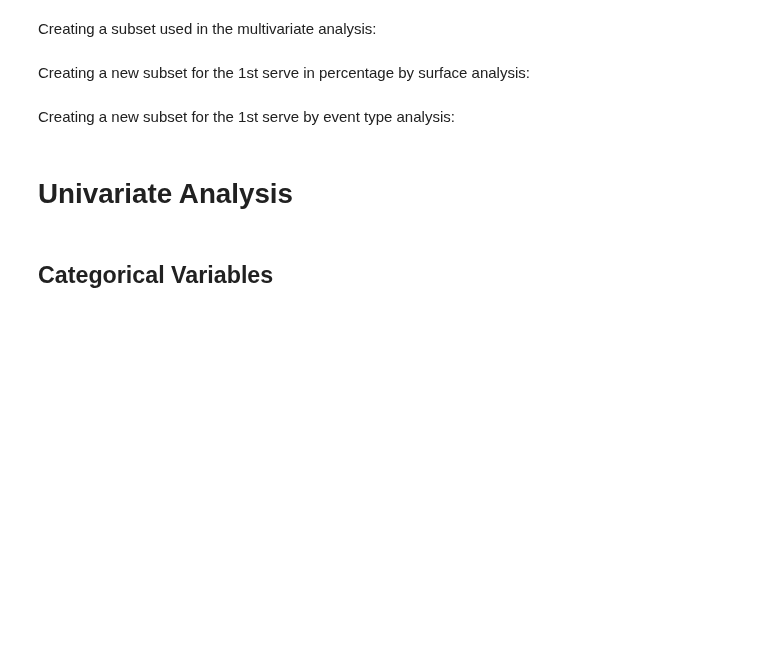
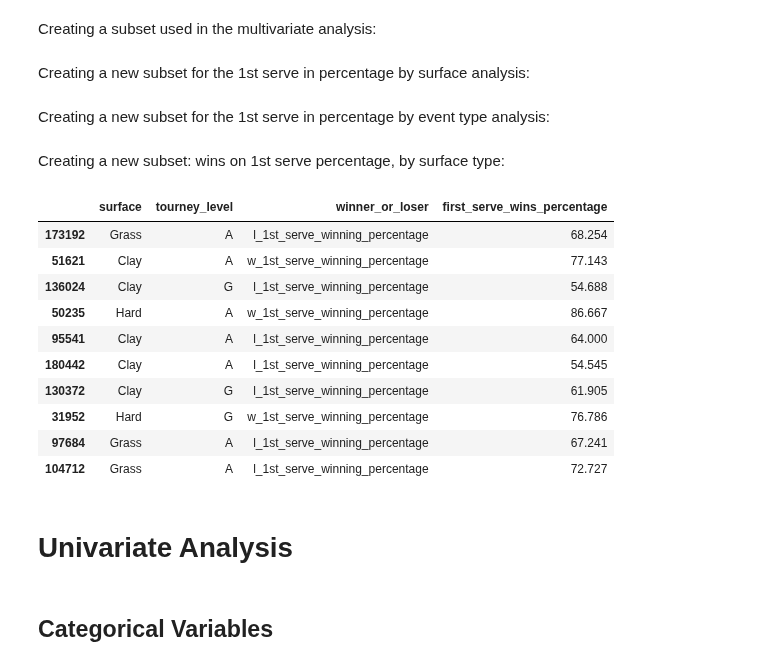
Before and after one commit to YoavWeller/Tennis_Analysis, a Jupyter notebook: tennis_analysis.ipynb, the cells around one changed output. Saved outputs shown, nothing was run; the diff lists cells and outputs as text; code cells hidden in the pictures; blank space fills up the shorter version.

Commit message:
Update tennis_analysis.ipynb
Creating a new subset - wins on first serve by surface and event type

```diff
--- a/tennis_analysis.ipynb
+++ b/tennis_analysis.ipynb
@@ -481,12 +481,31 @@ first_serve_by_surface_df.rename(columns={"variable": "winner_or_loser", "value"
 
 first_serve_by_surface_df.sample(10)
 # %% [markdown]
-Creating a new subset for the 1st serve by event type analysis:
+Creating a new subset for the 1st serve in percentage by event type analysis:
 # %%
 first_serve_by_tourney_level_df = pd.melt(combined_df, id_vars = "tourney_level", value_vars=["w_1st_serve_in_percentage", "l_1st_serve_in_percentage"])
 first_serve_by_tourney_level_df.rename(columns={"variable": "winner_or_loser", "value": "first_serve_percentage"}, inplace=True)
 
 first_serve_by_tourney_level_df.sample(10)
+# %% [markdown]
+Creating a new subset: wins on 1st serve percentage, by surface type:
+# %%
+wins_on_first_serve_melted_df = pd.melt(combined_df, id_vars = ["surface", "tourney_level"], value_vars=["w_1st_serve_winning_percentage", "l_1st_serve_winning_percentage"])
+wins_on_first_serve_melted_df.rename(columns={"variable": "winner_or_loser", "value": "first_serve_wins_percentage"}, inplace=True)
+
+wins_on_first_serve_melted_df.sample(10)
+# %% [output]
+|  | surface | tourney_level | winner_or_loser | first_serve_wins_percentage |
+| 173192 | Grass | A | l_1st_serve_winning_percentage | 68.254 |
+| 51621 | Clay | A | w_1st_serve_winning_percentage | 77.143 |
+| 136024 | Clay | G | l_1st_serve_winning_percentage | 54.688 |
+| 50235 | Hard | A | w_1st_serve_winning_percentage | 86.667 |
+| 95541 | Clay | A | l_1st_serve_winning_percentage | 64.000 |
+| 180442 | Clay | A | l_1st_serve_winning_percentage | 54.545 |
+| 130372 | Clay | G | l_1st_serve_winning_percentage | 61.905 |
+| 31952 | Hard | G | w_1st_serve_winning_percentage | 76.786 |
+| 97684 | Grass | A | l_1st_serve_winning_percentage | 67.241 |
+| 104712 | Grass | A | l_1st_serve_winning_percentage | 72.727 |
 # %% [markdown]
 # Univariate Analysis
 # %% [markdown]
```
